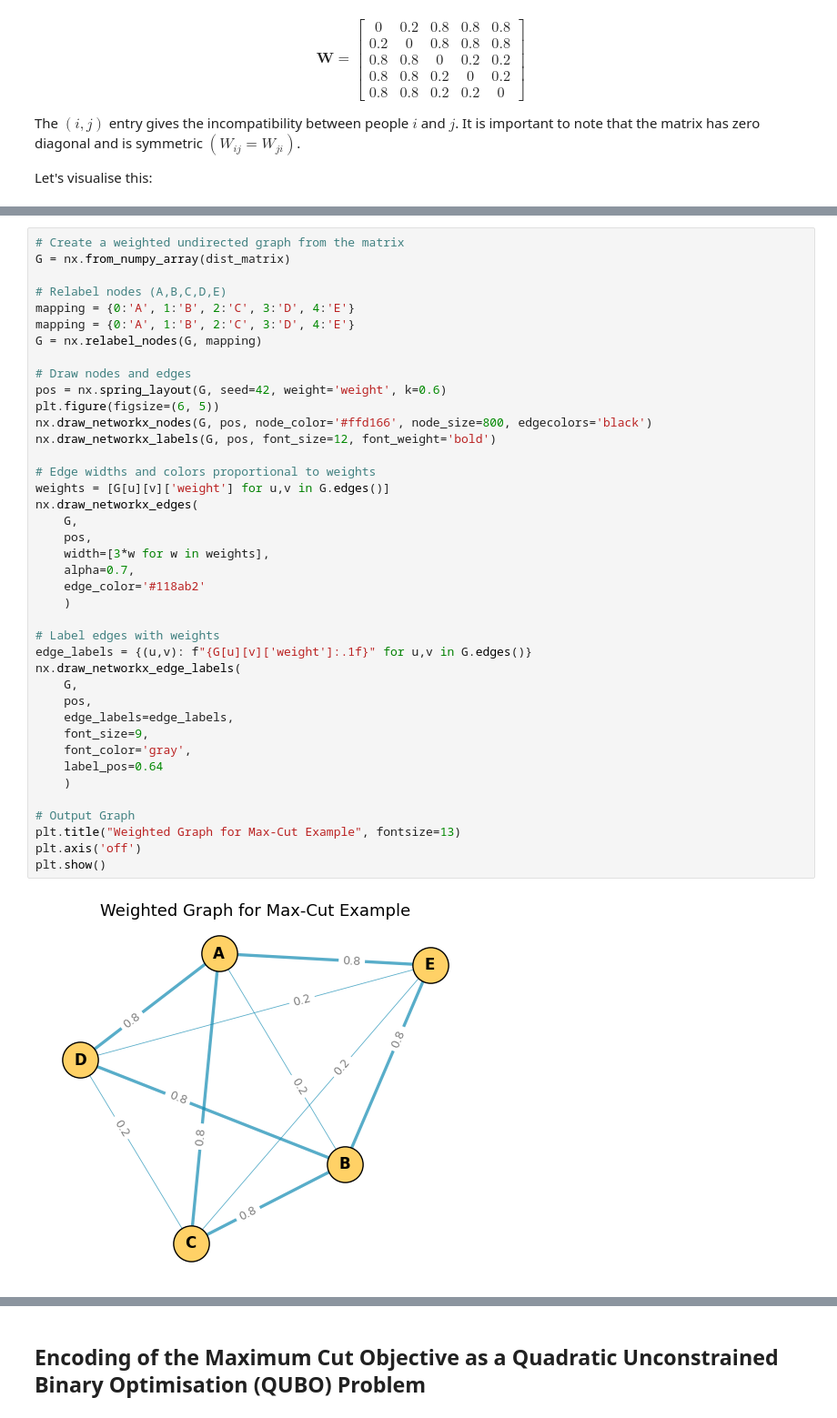
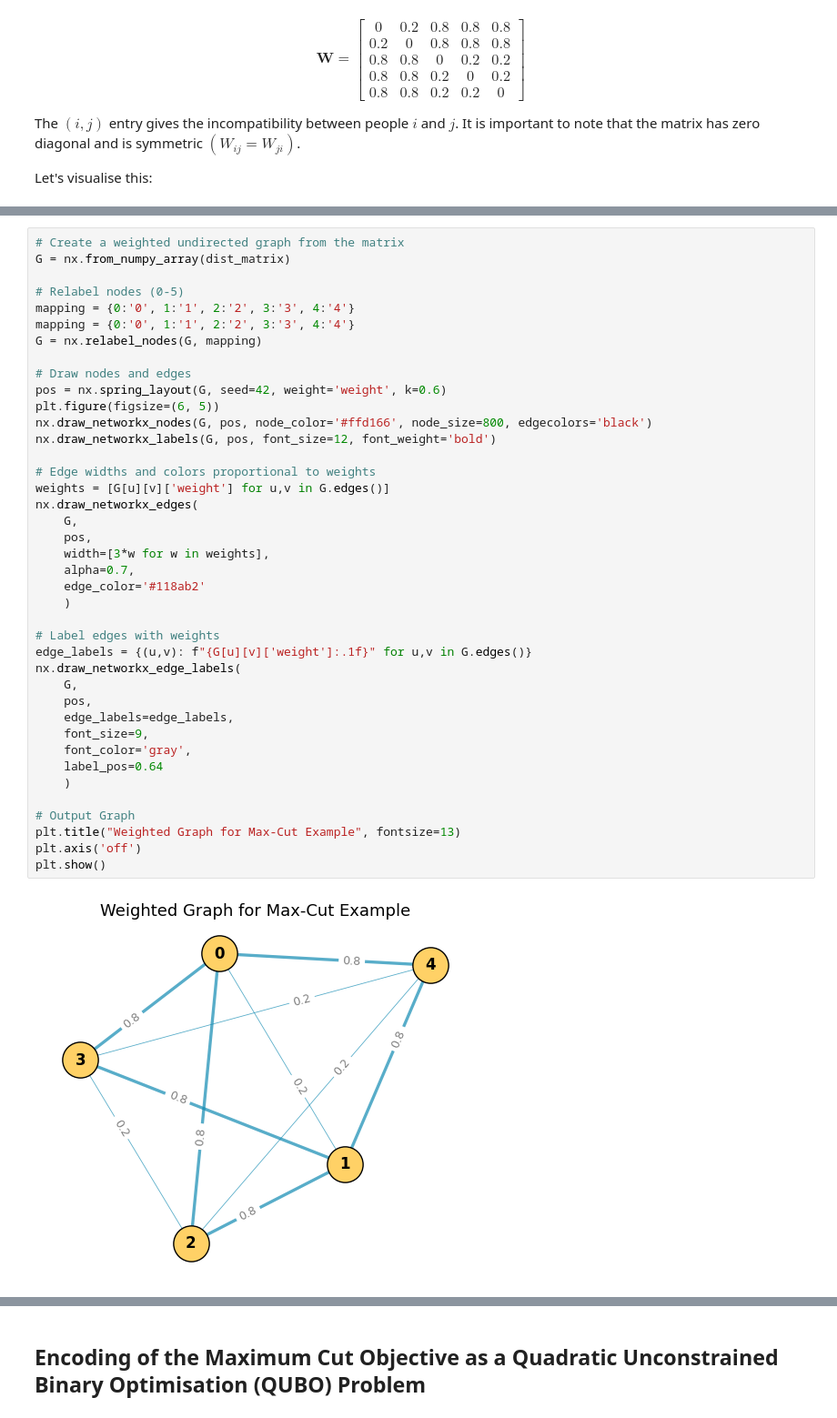
Before and after one commit to qiboteam/qiboopt, a Jupyter notebook: tutorial/Max-Cut.ipynb, the cells around one changed output, grey strips where cells are left out. Shown: that part at 91% size. Cells and saved outputs as stored; diff of their text form.

```diff
--- a/tutorial/Max-Cut.ipynb
+++ b/tutorial/Max-Cut.ipynb
@@ -57,9 +61,9 @@ dist_matrix = np.array([
 # Create a weighted undirected graph from the matrix
 G = nx.from_numpy_array(dist_matrix)
 
-# Relabel nodes (A,B,C,D,E)
-mapping = {0:'A', 1:'B', 2:'C', 3:'D', 4:'E'}
-mapping = {0:'A', 1:'B', 2:'C', 3:'D', 4:'E'}
+# Relabel nodes (0-5)
+mapping = {0:'0', 1:'1', 2:'2', 3:'3', 4:'4'}
+mapping = {0:'0', 1:'1', 2:'2', 3:'3', 4:'4'}
 G = nx.relabel_nodes(G, mapping)
 
 # Draw nodes and edges
@@ -67,32 +71,32 @@ pos = nx.spring_layout(G, seed=42, weight='weight', k=0.6)
 plt.figure(figsize=(6, 5))
 nx.draw_networkx_nodes(G, pos, node_color='#ffd166', node_size=800, edgecolors='black')
 nx.draw_networkx_labels(G, pos, font_size=12, font_weight='bold')
 
 # Edge widths and colors proportional to weights
 weights = [G[u][v]['weight'] for u,v in G.edges()]
 nx.draw_networkx_edges(
     G,
     pos,
     width=[3*w for w in weights],
     alpha=0.7,
     edge_color='#118ab2'
     )
 
 # Label edges with weights
 edge_labels = {(u,v): f"{G[u][v]['weight']:.1f}" for u,v in G.edges()}
 nx.draw_networkx_edge_labels(
     G,
     pos,
     edge_labels=edge_labels,
     font_size=9,
     font_color='gray',
     label_pos=0.64
     )
 
 # Output Graph
 plt.title("Weighted Graph for Max-Cut Example", fontsize=13)
 plt.axis('off')
 plt.show()
 # %% [output]
-[figure, old version]
+[figure, new version]
 # %% [markdown]
```
Also changed, not shown: parts of 5 cells of this notebook.
